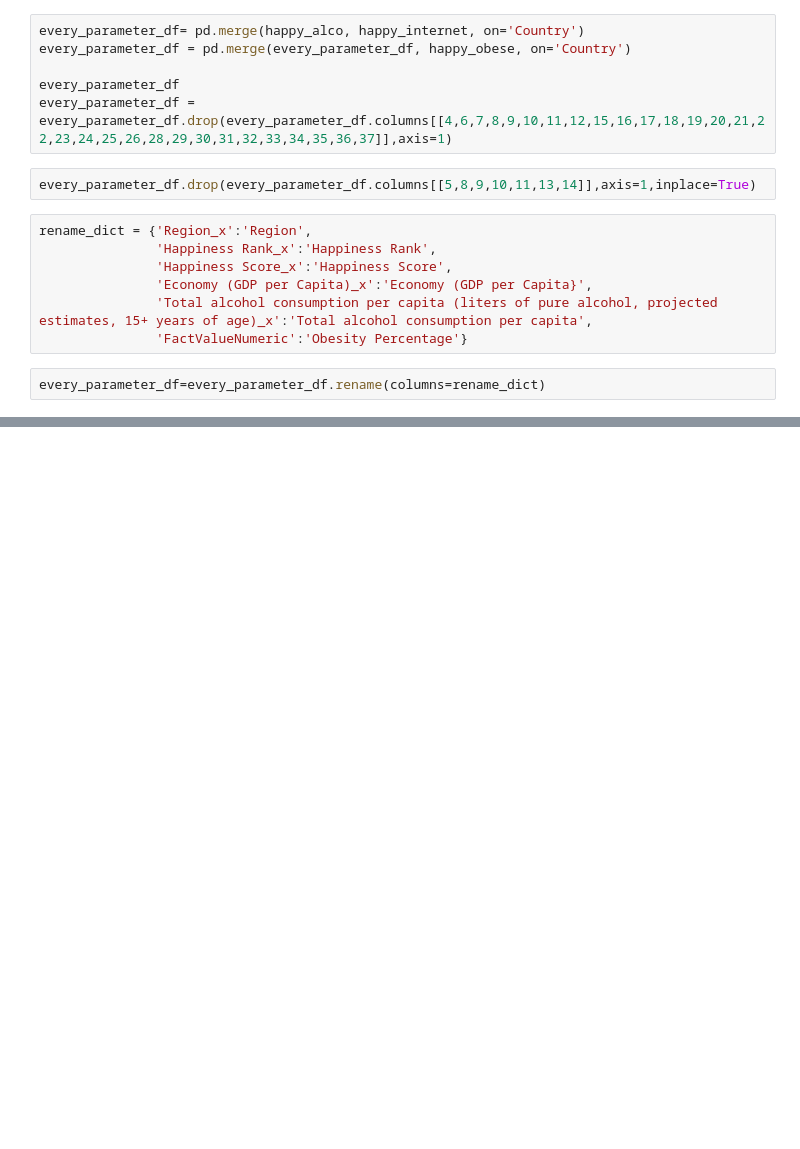
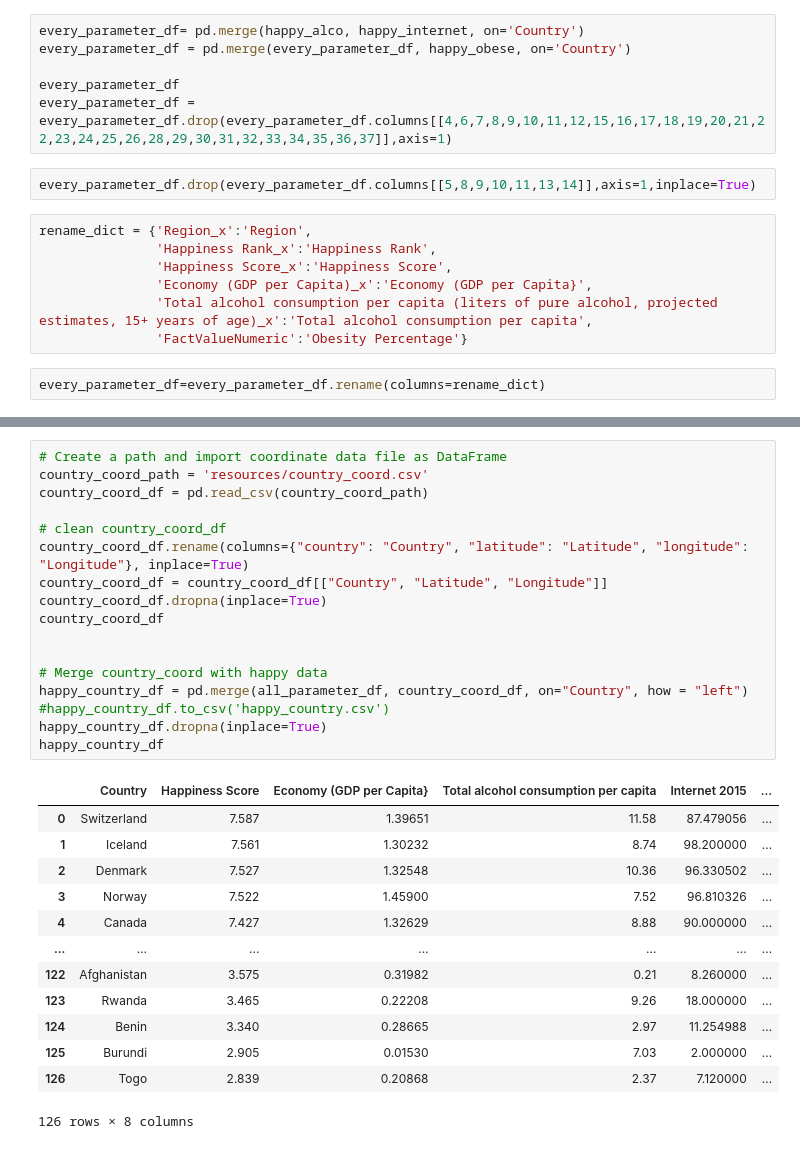
Before and after one commit to ryanmarshall80/project1, a Jupyter notebook: HappinessReport.ipynb, the cells around one changed output, grey strips where cells are left out. Saved outputs shown, nothing was run; the diff lists cells and outputs as text; blank space fills up the shorter version.

```diff
--- a/HappinessReport.ipynb
+++ b/HappinessReport.ipynb
@@ -228,0 +233,31 @@ plt.show()
+# %%
+# Create a path and import coordinate data file as DataFrame
+country_coord_path = 'resources/country_coord.csv'
+country_coord_df = pd.read_csv(country_coord_path)
+
+# clean country_coord_df
+country_coord_df.rename(columns={"country": "Country", "latitude": "Latitude", "longitude": "Longitude"}, inplace=True)
+country_coord_df = country_coord_df[["Country", "Latitude", "Longitude"]]
+country_coord_df.dropna(inplace=True)
+country_coord_df
+
+
+# Merge country_coord with happy data
+happy_country_df = pd.merge(all_parameter_df, country_coord_df, on="Country", how = "left")
+#happy_country_df.to_csv('happy_country.csv')
+happy_country_df.dropna(inplace=True)
+happy_country_df
+# %% [output]
+|  | Country | Happiness Score | Economy (GDP per Capita} | Total alcohol consumption per capita | Internet 2015 | ... |
+| 0 | Switzerland | 7.587 | 1.39651 | 11.58 | 87.479056 | ... |
+| 1 | Iceland | 7.561 | 1.30232 | 8.74 | 98.200000 | ... |
+| 2 | Denmark | 7.527 | 1.32548 | 10.36 | 96.330502 | ... |
+| 3 | Norway | 7.522 | 1.45900 | 7.52 | 96.810326 | ... |
+| 4 | Canada | 7.427 | 1.32629 | 8.88 | 90.000000 | ... |
+| ... | ... | ... | ... | ... | ... | ... |
+| 122 | Afghanistan | 3.575 | 0.31982 | 0.21 | 8.260000 | ... |
+| 123 | Rwanda | 3.465 | 0.22208 | 9.26 | 18.000000 | ... |
+| 124 | Benin | 3.340 | 0.28665 | 2.97 | 11.254988 | ... |
+| 125 | Burundi | 2.905 | 0.01530 | 7.03 | 2.000000 | ... |
+| 126 | Togo | 2.839 | 0.20868 | 2.37 | 7.120000 | ... |
+126 rows × 8 columns
```
Also changed, not shown: parts of 6 cells of this notebook, 12 other files.
